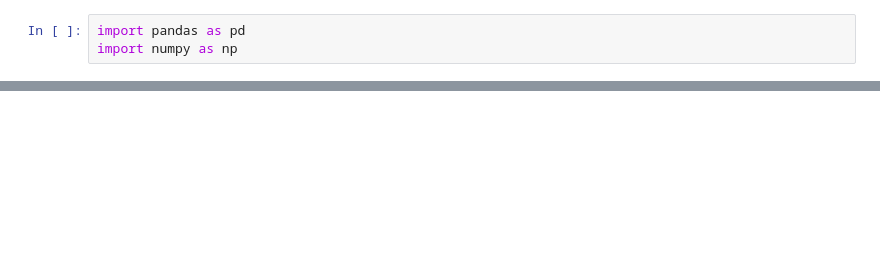
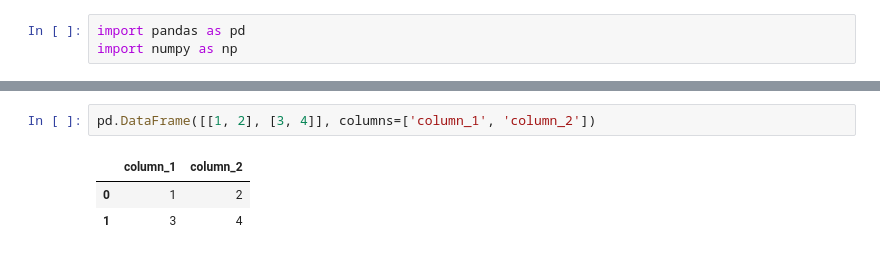
Before and after one commit to eduardobonet/jupyter_large_table, a Jupyter notebook: large_table.ipynb, the cells around one changed output, grey strips where cells are left out. Cells and saved outputs as stored; diff of their text form; blank space fills up the shorter version.

```diff
--- a/large_table.ipynb
+++ b/large_table.ipynb
@@ -26 +29,7 @@ df
 50 rows × 50 columns
+# %%
+pd.DataFrame([[1, 2], [3, 4]], columns=['column_1', 'column_2'])
+# %% [output]
+|  | column_1 | column_2 |
+| 0 | 1 | 2 |
+| 1 | 3 | 4 |
```
Also changed, not shown: parts of 2 cells of this notebook.
